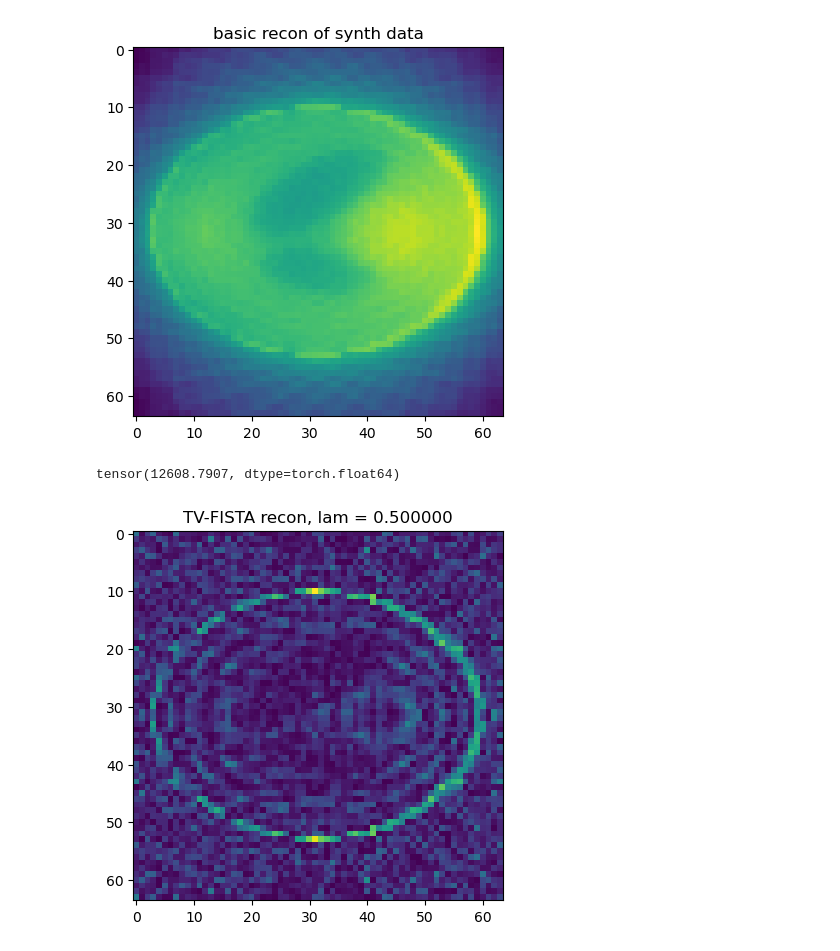
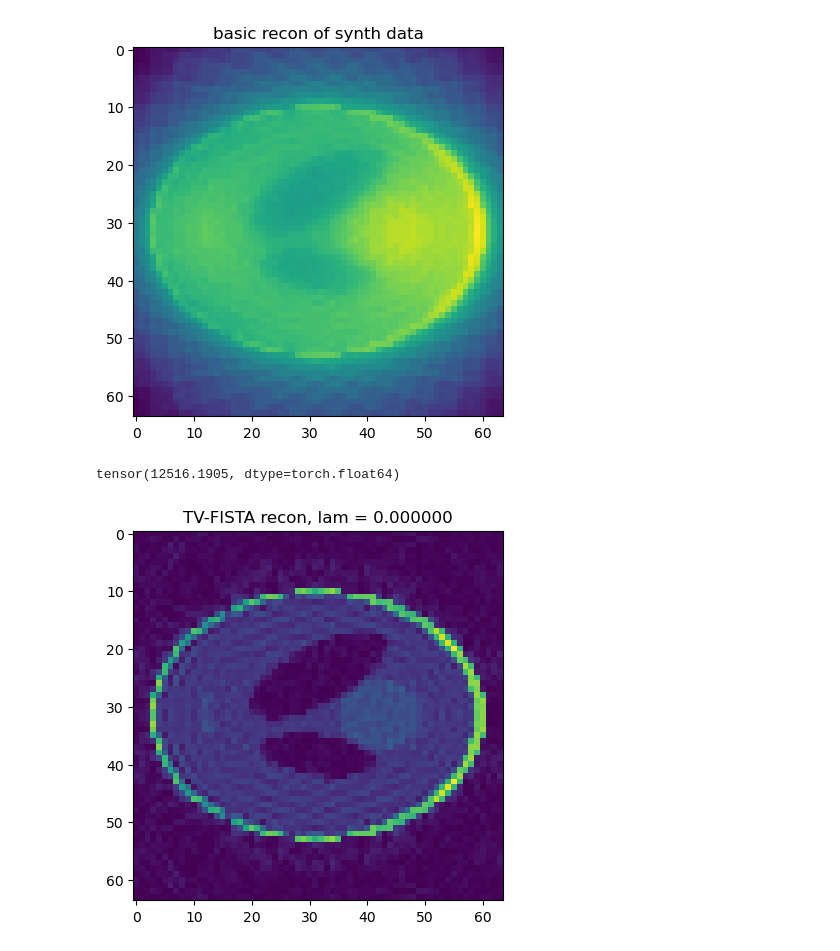
Before and after one commit to fmrifrey/pyrec, a Jupyter notebook: sensetest2d.ipynb, the cells around one changed output. Cells and saved outputs as stored; diff of their text form; code cells hidden in the pictures.

```diff
--- a/sensetest2d.ipynb
+++ b/sensetest2d.ipynb
@@ -22,8 +34,6 @@ plt.figure(0)
 plt.imshow(np.absolute(p.cpu().numpy()))
 plt.title('phantom ground truth')
 plt.show()
-
-p = torch.tensor(p).to(device)
 # %% [output]
 [figure]
 # %%
@@ -50,16 +60,16 @@ klocs = torch.tensor(klocs).to(device)
 [figure]
 # %%
 # create the nufft object and define fwd/adj operators
-nufft_ob = tkbn.KbNufft(im_size=(N,N))
-adjnufft_ob = tkbn.KbNufftAdjoint(im_size=(N,N))
+nufft_ob = tkbn.KbNufft(im_size=(N,N)).to(device)
+adjnufft_ob = tkbn.KbNufftAdjoint(im_size=(N,N)).to(device)
 
 smaps = utils.phantom.simsmaps((N,N,1)).squeeze().to(device)
 
 def A_fwd(x):
-    x = x.clone().unsqueeze(0).unsqueeze(0)
-    return nufft_ob(x,klocs,smaps=smaps.unsqueeze(0))
+    x = x.clone().unsqueeze(0).unsqueeze(0).to(device)
+    return nufft_ob(x,klocs,smaps=smaps.unsqueeze(0)).to(device)
 def A_adj(b):
-    return adjnufft_ob(b,klocs,smaps=smaps.unsqueeze(0)).clone().squeeze()
+    return adjnufft_ob(b,klocs,smaps=smaps.unsqueeze(0)).clone().squeeze().to(device)
 # %%
 # synthesize kspace data and show basic recon
 kdata = A_fwd(p)
@@ -75,19 +85,19 @@ plt.show()
 L = utils.opt.pwritr(A_fwd,A_adj,p)
 print(L)
 # %% [output]
-tensor(12608.7907, dtype=torch.float64)
+tensor(12516.1905, dtype=torch.float64)
 # %%
 # recon the image
-lam = 0.5
-niter = 100
+lam = 0
+niter = 500
 x_star, cost, x_set = tvdeblur(A_fwd, A_adj, kdata, lam=lam, niter=niter, L=L, chat=0)
 
 plt.figure(0)
 plt.imshow(np.absolute(x_star.cpu().numpy()))
 plt.title('TV-FISTA recon, lam = %f' % lam)
 plt.show()
 # %% [output]
-[figure, old version]
+[figure, new version]
 # %%
 # analyze if you want to
 plt.figure(0)
```
Also changed, not shown: parts of 2 cells of this notebook, 1 other file.
